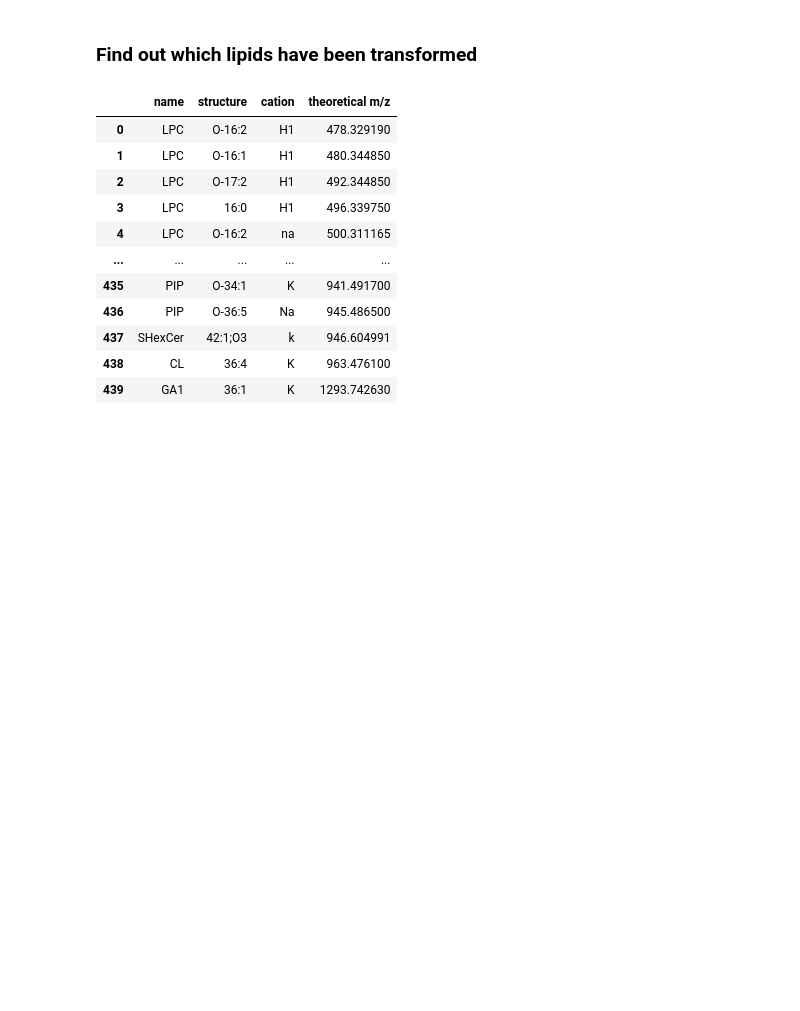
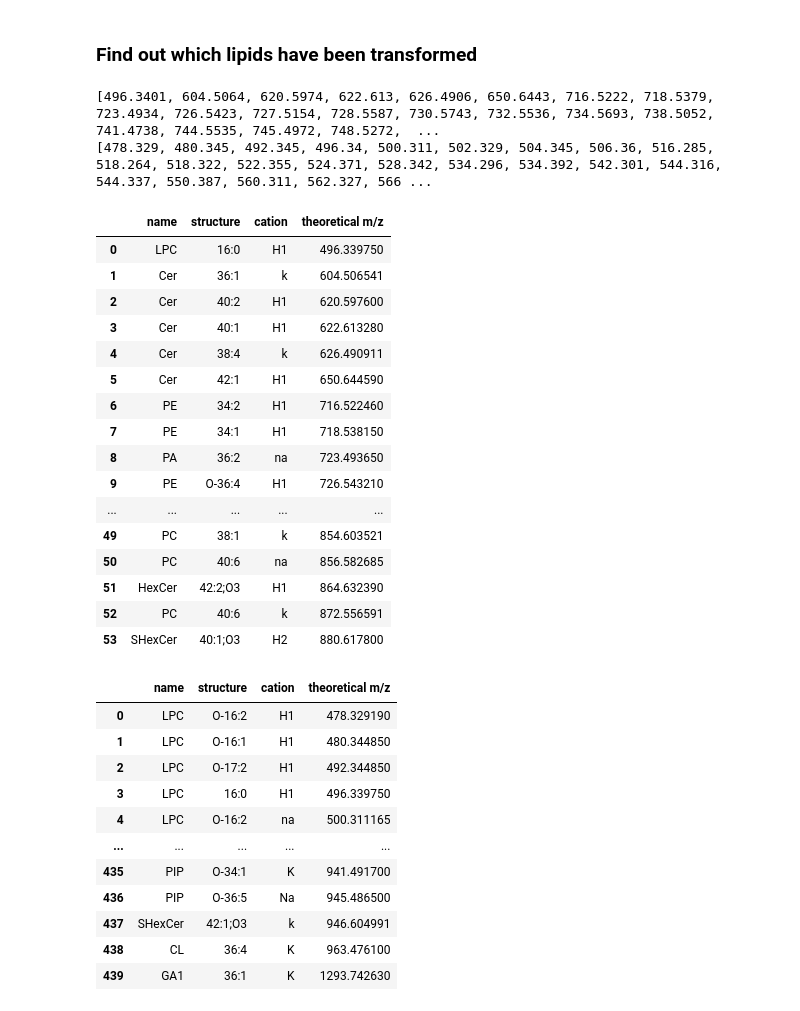
Before and after one commit to ColasDroin/lbae, a Jupyter notebook: notebooks/data_processing/2_export_annotations.ipynb, the cells around one changed output. Saved outputs shown, nothing was run; the diff lists cells and outputs as text; code cells hidden in the pictures; blank space fills up the shorter version.

Commit message:
Fixed pipeline brain 2 + made Dockerfile

```diff
--- a/notebooks/data_processing/2_export_annotations.ipynb
+++ b/notebooks/data_processing/2_export_annotations.ipynb
@@ -161,7 +161,7 @@ lipid_list
 ### Find out which lipids have been transformed
 # %%
 def build_df_transformed_lipids(brain_1=True):
-    # Slice index is irrelevant here
+    # Slice index may be relevant here, as not all slices contain all lipids
     _, l_lipids_float, _, _ = maldi_conversion.get_standardized_values(
         slice_index=1,
         path_array_data="/data/lipidatlas/data/processed/brain1/BRAIN1"
@@ -180,40 +180,61 @@ def build_df_transformed_lipids(brain_1=True):
 
     # Define the dataframe that will be filled with annotations
     df_transformed_lipids = pd.DataFrame(columns=list(lipid_list.columns))
-
     for mz_estimated in l_lipids_float:
         # For each mz_mean, find the closest value in lipid_list
         idx = np.argmin(np.abs(lipid_list.iloc[:, 3] - mz_estimated))
         mz_hit = lipid_list.iloc[idx]
 
         # Calculate if the difference is within the threshold
         if abs(mz_estimated - mz_hit.iloc[3]) < THRESH:
             df_transformed_lipids = df_transformed_lipids.append(mz_hit)
 
     # Adapt path if sample
     if maldi_conversion.SAMPLE_APP:
         df_transformed_lipids.to_csv(
             "data_sample/annotations/transformed_lipids_brain_1.csv"
             if brain_1
             else "data_sample/annotations/transformed_lipids_brain_2.csv",
             index=False,
         )
     else:
         df_transformed_lipids.to_csv(
             "data/annotations/transformed_lipids_brain_1.csv"
             if brain_1
             else "data/annotations/transformed_lipids_brain_2.csv",
             index=False,
         )
     df_transformed_lipids.reset_index(drop=True, inplace=True)
     return df_transformed_lipids
 
 # Only do first brain if sample
 if maldi_conversion.SAMPLE_APP:
     df_transformed_lipids_brain_1 = build_df_transformed_lipids(brain_1=True)
 else:
     df_transformed_lipids_brain_1 = build_df_transformed_lipids(brain_1=True)
     df_transformed_lipids_brain_2 = build_df_transformed_lipids(brain_1=False)
+
+df_transformed_lipids_brain_1
+# %% [output]
+[496.3401, 604.5064, 620.5974, 622.613, 626.4906, 650.6443, 716.5222, 718.5379, 723.4934, 726.5423, 727.5154, 728.5587, 730.5743, 732.5536, 734.5693, 738.5052, 741.4738, 744.5535, 745.4972, 748.5272,  ...
+[478.329, 480.345, 492.345, 496.34, 500.311, 502.329, 504.345, 506.36, 516.285, 518.264, 518.322, 522.355, 524.371, 528.342, 534.296, 534.392, 542.301, 544.316, 544.337, 550.387, 560.311, 562.327, 566 ...
+|  | name | structure | cation | theoretical m/z |
+| 0 | LPC | 16:0 | H1 | 496.339750 |
+| 1 | Cer | 36:1 | k | 604.506541 |
+| 2 | Cer | 40:2 | H1 | 620.597600 |
+| 3 | Cer | 40:1 | H1 | 622.613280 |
+| 4 | Cer | 38:4 | k | 626.490911 |
+| 5 | Cer | 42:1 | H1 | 650.644590 |
+| 6 | PE | 34:2 | H1 | 716.522460 |
+| 7 | PE | 34:1 | H1 | 718.538150 |
+| 8 | PA | 36:2 | na | 723.493650 |
+| 9 | PE | O-36:4 | H1 | 726.543210 |
+| ... | ... | ... | ... | ... |
+| 49 | PC | 38:1 | k | 854.603521 |
+| 50 | PC | 40:6 | na | 856.582685 |
+| 51 | HexCer | 42:2;O3 | H1 | 864.632390 |
+| 52 | PC | 40:6 | k | 872.556591 |
+| 53 | SHexCer | 40:1;O3 | H2 | 880.617800 |
 # %%
 if maldi_conversion.SAMPLE_APP:
     lipid_list = pd.merge(lipid_list, df_transformed_lipids_brain_1, how ='inner', on=['name', 'structure', 'cation'])
```
Also changed, not shown: parts of 1 cell of this notebook, 4 other files.
